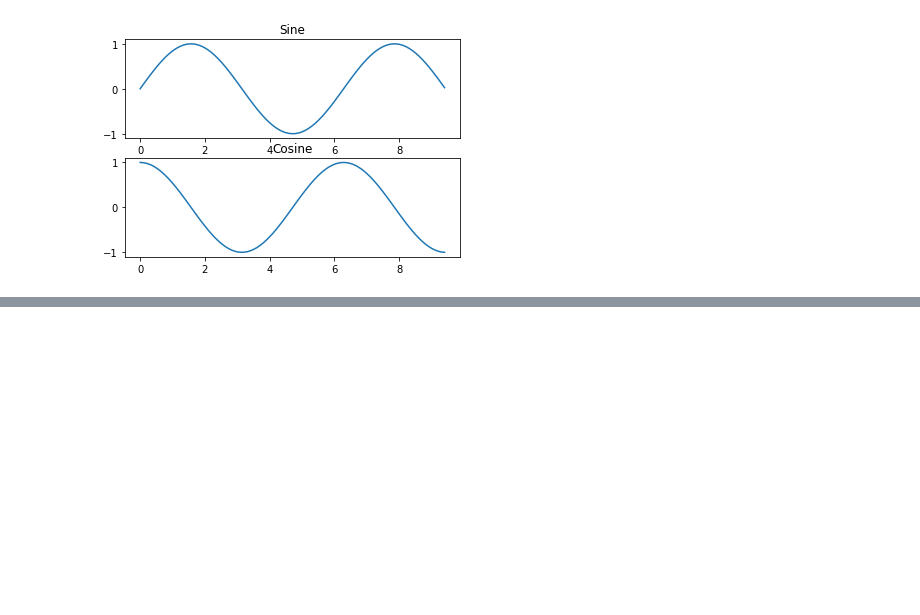
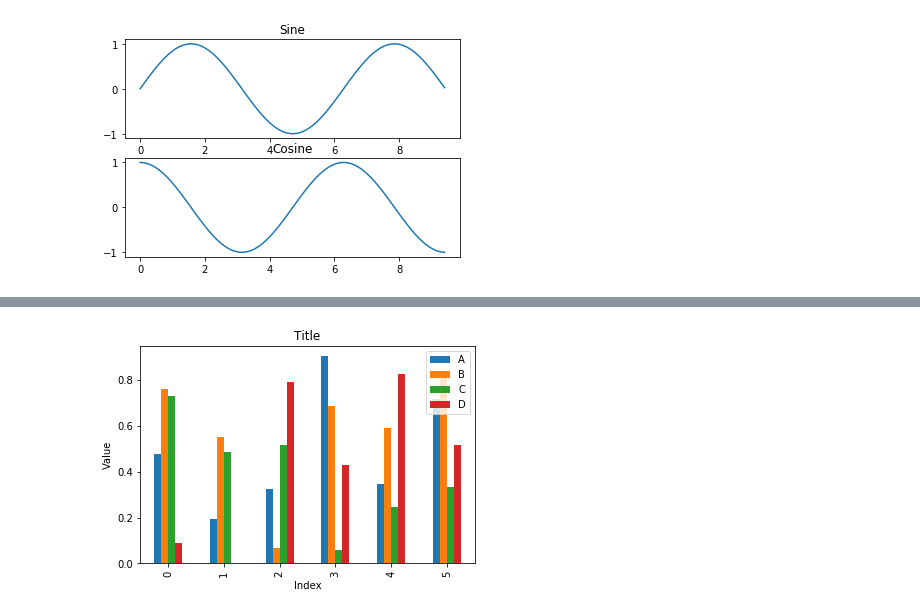
Before and after one commit to yejiiii/AI-Agent, a Jupyter notebook: Packages/Matplotlib/Matplotlib.ipynb, the cells around one changed output, grey strips where cells are left out. Drawn from its saved outputs; the diff is of its cells as text; code cells hidden in the pictures; blank space fills up the shorter version.

```diff
--- a/Packages/Matplotlib/Matplotlib.ipynb
+++ b/Packages/Matplotlib/Matplotlib.ipynb
@@ -58,0 +76,9 @@ plt.show()
+# %%
+df.plot(kind='bar')
+plt.xlabel('Index')
+plt.ylabel('Value')
+plt.title('Title')
+
+plt.show()
+# %% [output]
+[figure, added]
```
Also changed, not shown: parts of 3 cells of this notebook, 2 other files.
